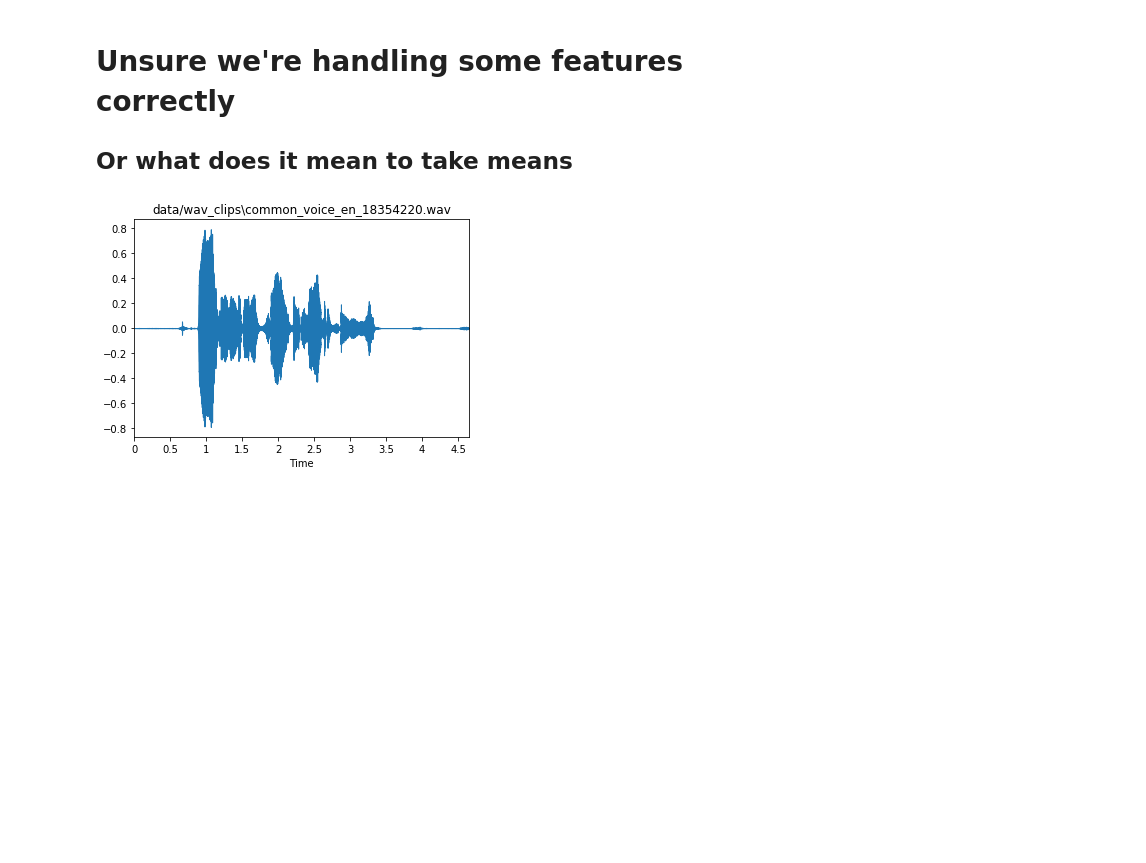
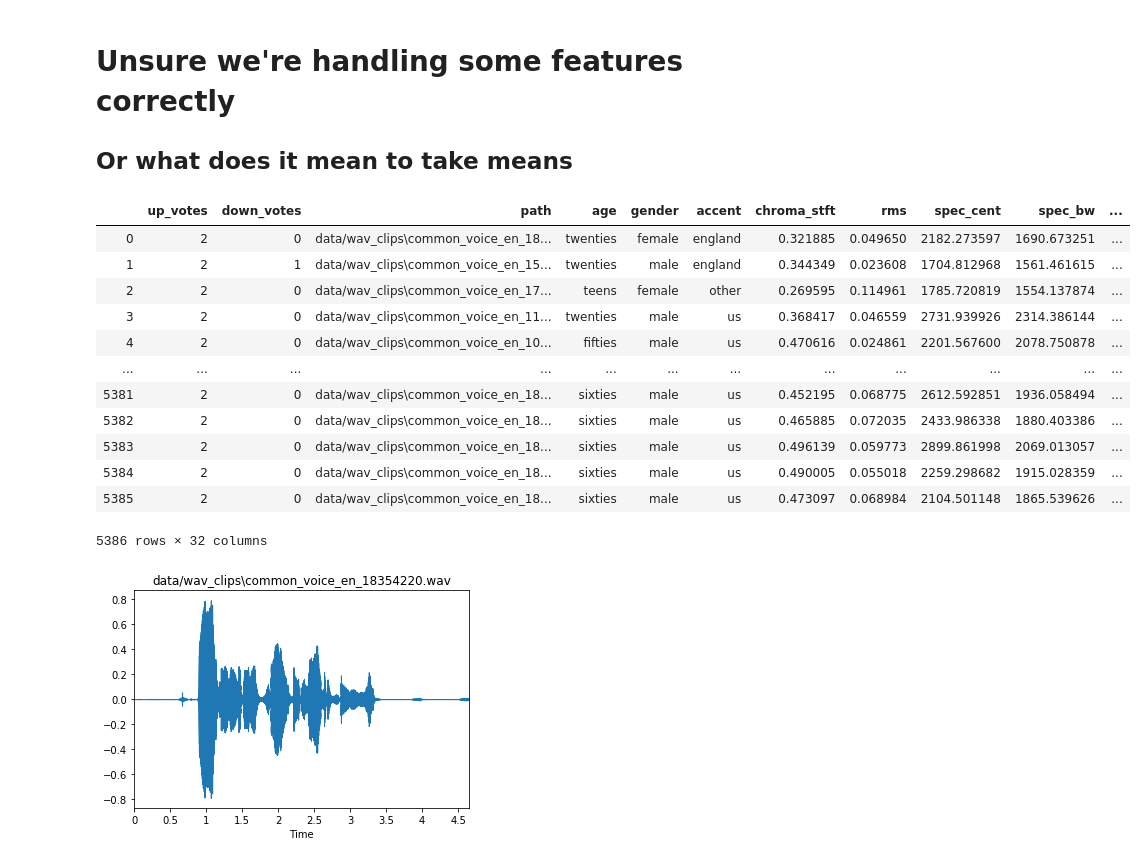
Before and after one commit to Risto-R/IDS-Project, a Jupyter notebook: Notebook.ipynb, the cells around one changed output. Cells and saved outputs as stored; diff of their text form; code cells hidden in the pictures; blank space fills up the shorter version.

```diff
--- a/Notebook.ipynb
+++ b/Notebook.ipynb
@@ -256,6 +237,21 @@ def librosaFeatureDisplay(feature,title):
     print("standard deviation",np.std(feature))
 # %%
 df = pd.read_csv(output_pathname, encoding="utf-8", sep="\t")
+df
+# %% [output]
+|  | up_votes | down_votes | path | age | gender | accent | chroma_stft | rms | spec_cent | spec_bw | ... |
+| 0 | 2 | 0 | data/wav_clips\common_voice_en_18... | twenties | female | england | 0.321885 | 0.049650 | 2182.273597 | 1690.673251 | ... |
+| 1 | 2 | 1 | data/wav_clips\common_voice_en_15... | twenties | male | england | 0.344349 | 0.023608 | 1704.812968 | 1561.461615 | ... |
+| 2 | 2 | 0 | data/wav_clips\common_voice_en_17... | teens | female | other | 0.269595 | 0.114961 | 1785.720819 | 1554.137874 | ... |
+| 3 | 2 | 0 | data/wav_clips\common_voice_en_11... | twenties | male | us | 0.368417 | 0.046559 | 2731.939926 | 2314.386144 | ... |
+| 4 | 2 | 0 | data/wav_clips\common_voice_en_10... | fifties | male | us | 0.470616 | 0.024861 | 2201.567600 | 2078.750878 | ... |
+| ... | ... | ... | ... | ... | ... | ... | ... | ... | ... | ... | ... |
+| 5381 | 2 | 0 | data/wav_clips\common_voice_en_18... | sixties | male | us | 0.452195 | 0.068775 | 2612.592851 | 1936.058494 | ... |
+| 5382 | 2 | 0 | data/wav_clips\common_voice_en_18... | sixties | male | us | 0.465885 | 0.072035 | 2433.986338 | 1880.403386 | ... |
+| 5383 | 2 | 0 | data/wav_clips\common_voice_en_18... | sixties | male | us | 0.496139 | 0.059773 | 2899.861998 | 2069.013057 | ... |
+| 5384 | 2 | 0 | data/wav_clips\common_voice_en_18... | sixties | male | us | 0.490005 | 0.055018 | 2259.298682 | 1915.028359 | ... |
+| 5385 | 2 | 0 | data/wav_clips\common_voice_en_18... | sixties | male | us | 0.473097 | 0.068984 | 2104.501148 | 1865.539626 | ... |
+5386 rows × 32 columns
 # %%
 def present_values(row):
     y, sr = lb.load(osPath(row.path))
```
Also changed, not shown: parts of 31 cells of this notebook.
